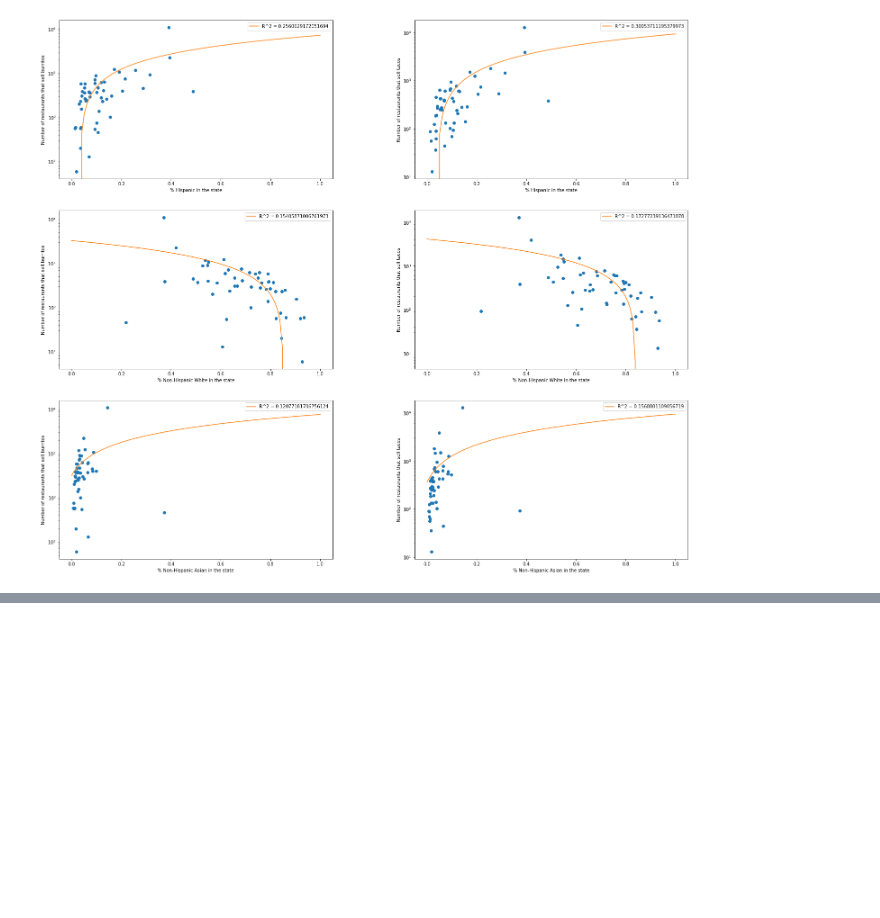
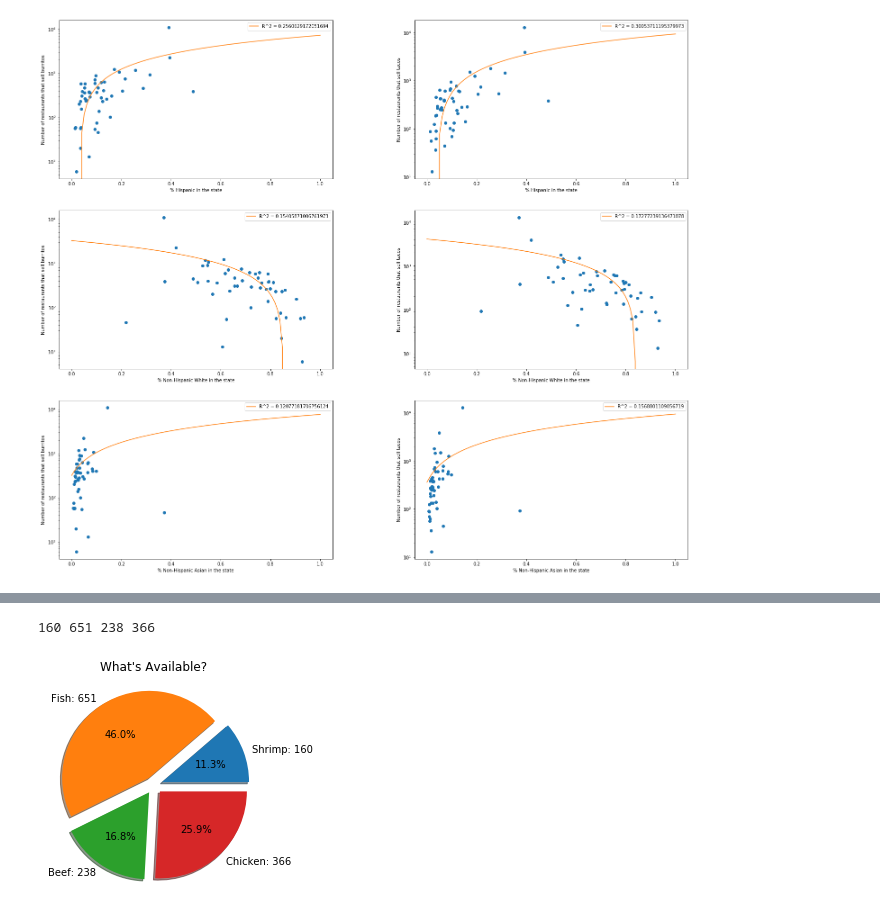
Before and after one commit to LeonY1/TacosRule, a Jupyter notebook: taco/tacos.ipynb, the cells around one changed output, grey strips where cells are left out. Drawn from its saved outputs; the diff is of its cells as text; code cells hidden in the pictures; blank space fills up the shorter version.

```diff
--- a/taco/tacos.ipynb
+++ b/taco/tacos.ipynb
@@ -8,8 +8,8 @@ cols = [c for c in taco_data.columns if c.lower()[0:7] != ('unnamed')]
 taco_data=taco_data[taco_data['country'].str.contains('US')]
 
 # print(taco_data['menus.amountMax'])
-taco_data = taco_data[["city","country", "menus.currency", "menus.name", "province","menus.amountMax","menus.amountMin"]]
-taco_data = taco_data.rename(columns={'menus.amountMax': 'price_max', 'menus.amountMin': 'price_min'})
+taco_data = taco_data[["city","country", "menus.currency", "menus.name", "province","menus.amountMax","menus.amountMin","menus.description", "name", "latitude", "longitude"]]
+taco_data = taco_data.rename(columns={'menus.amountMax': 'price_max', 'menus.amountMin': 'price_min',"menus.description": "description", "name": "restaurant"})
 
 # taco_data['price_max'] = taco_data['price_max'].fillna((taco_data['price_max'].mode()))
 # taco_data['price_min'] = taco_data['price_min'].fillna((taco_data['price_min'].mode()))
@@ -250,0 +236,47 @@ array([7503.8504047])
+# %%
+# CLEANED NAN PRICES
+tacos = tacos[np.isfinite(tacos['price_max'])]
+tacos = tacos[np.isfinite(tacos['price_min'])]
+ingredients = tacos[~tacos['description'].isnull()]
+
+pd.options.mode.chained_assignment = None  # default='warn'
+# CREATE TACO CATEGORIES
+shrimp_tacos = ingredients[ingredients["menus.name"].str.contains(" shrimp ")
+                           | ingredients["menus.name"].str.contains(" camaron ")]
+
+fish_tacos = ingredients[ingredients["menus.name"].str.contains(" fish ")
+                         | ingredients["menus.name"].str.contains(" pescado ")]
+
+beef_tacos = ingredients[ingredients["menus.name"].str.contains(" beef ")
+                         | ingredients["menus.name"].str.contains(" steak ")]
+
+chicken_tacos = ingredients[ingredients["menus.name"].str.contains(" chicken ")
+                            | ingredients["menus.name"].str.contains(" pollo ")]
+
+# MAKE NAMES EASIER TO FIND
+shrimp_tacos['menus.name'] = "shrimp tacos"
+fish_tacos['menus.name'] = "fish tacos"
+beef_tacos['menus.name'] = "beef tacos"
+chicken_tacos['menus.name'] = "chicken tacos"
+
+# GET ROW COUNTS FOR TACO TYPES
+shrimp_row, shrimp_col = shrimp_tacos.shape
+fish_row, fish_col = fish_tacos.shape
+beef_row, beef_col = beef_tacos.shape
+chicken_row, chicken_col = chicken_tacos.shape
+
+
+print(shrimp_row, fish_row, beef_row, chicken_row)
+
+labels = ["Shrimp: "+str(shrimp_row),
+          "Fish: "+str(fish_row),
+          "Beef: "+str(beef_row),
+          "Chicken: "+str(chicken_row)]
+
+explode = [0.1, 0.1, 0.1, 0.1]
+plt.title("What's Available?")
+plt.pie([shrimp_row, fish_row, beef_row, chicken_row], labels=labels, explode=explode, autopct='%1.1f%%',shadow=True)
+plt.show()
+# %% [output]
+160 651 238 366
+[figure, added]
```
Also changed, not shown: parts of 2 cells of this notebook.
